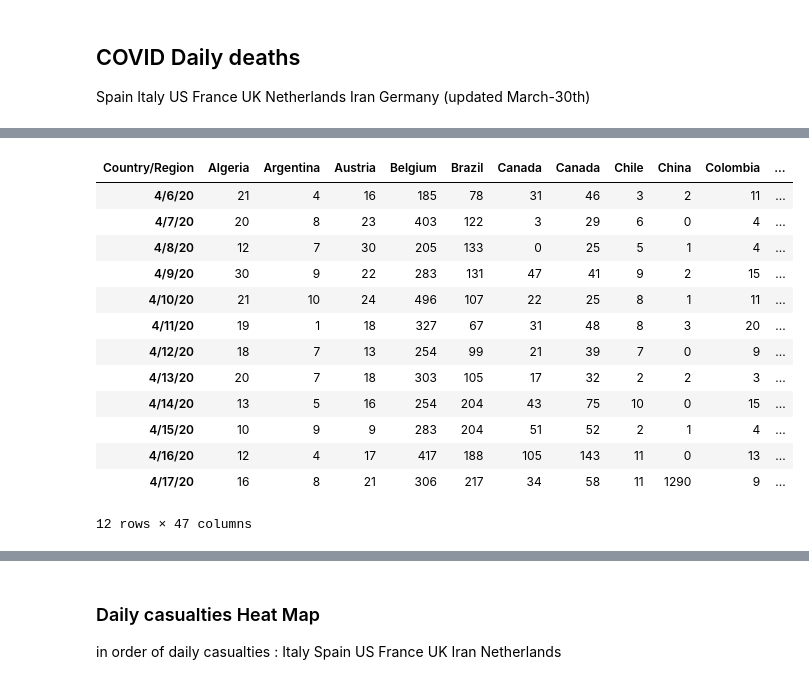
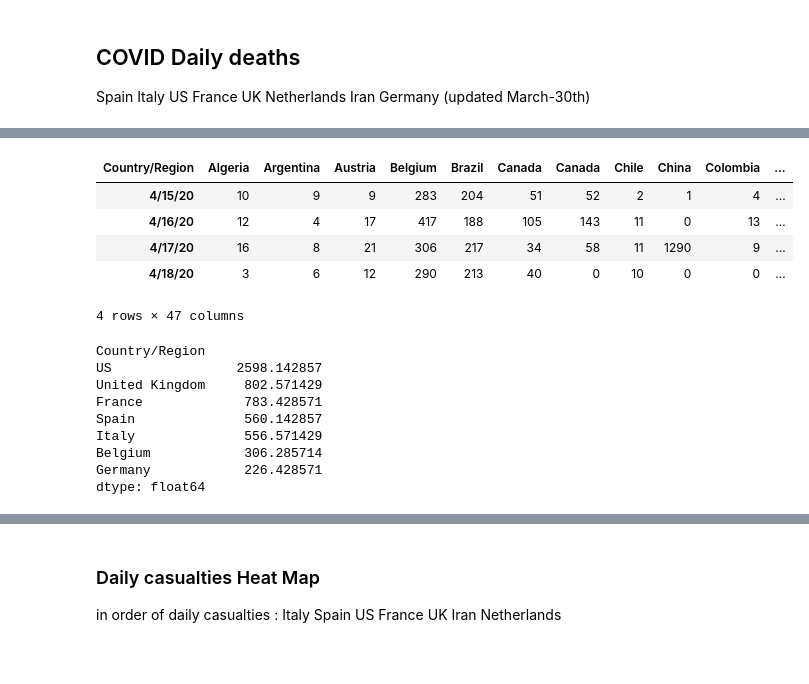
Before and after one commit to infchg/COVID-19, a Jupyter notebook: JH-calculate-daily.ipynb, the cells around one changed output, grey strips where cells are left out. Cells and saved outputs as stored; diff of their text form; code cells hidden in the pictures; blank space fills up the shorter version.

```diff
--- a/JH-calculate-daily.ipynb
+++ b/JH-calculate-daily.ipynb
@@ -139,21 +152,26 @@ data-datasets="16,36,25,28,24,33,14,31,41,38,42,44
 # %%
 dxy=df0.transpose()
-display(dxy) #pivot('Country/Region')
+display(dxy.tail(4)) #pivot('Country/Region')
 # %% [output]
 | Country/Region | Algeria | Argentina | Austria | Belgium | Brazil | Canada | Canada | Chile | China | Colombia | ... |
-| 4/6/20 | 21 | 4 | 16 | 185 | 78 | 31 | 46 | 3 | 2 | 11 | ... |
-| 4/7/20 | 20 | 8 | 23 | 403 | 122 | 3 | 29 | 6 | 0 | 4 | ... |
-| 4/8/20 | 12 | 7 | 30 | 205 | 133 | 0 | 25 | 5 | 1 | 4 | ... |
-| 4/9/20 | 30 | 9 | 22 | 283 | 131 | 47 | 41 | 9 | 2 | 15 | ... |
-| 4/10/20 | 21 | 10 | 24 | 496 | 107 | 22 | 25 | 8 | 1 | 11 | ... |
-| 4/11/20 | 19 | 1 | 18 | 327 | 67 | 31 | 48 | 8 | 3 | 20 | ... |
-| 4/12/20 | 18 | 7 | 13 | 254 | 99 | 21 | 39 | 7 | 0 | 9 | ... |
-| 4/13/20 | 20 | 7 | 18 | 303 | 105 | 17 | 32 | 2 | 2 | 3 | ... |
-| 4/14/20 | 13 | 5 | 16 | 254 | 204 | 43 | 75 | 10 | 0 | 15 | ... |
 | 4/15/20 | 10 | 9 | 9 | 283 | 204 | 51 | 52 | 2 | 1 | 4 | ... |
 | 4/16/20 | 12 | 4 | 17 | 417 | 188 | 105 | 143 | 11 | 0 | 13 | ... |
 | 4/17/20 | 16 | 8 | 21 | 306 | 217 | 34 | 58 | 11 | 1290 | 9 | ... |
+| 4/18/20 | 3 | 6 | 12 | 290 | 213 | 40 | 0 | 10 | 0 | 0 | ... |
-12 rows × 47 columns
+4 rows × 47 columns
+# %%
+#Worst 7 countries in daily deaths last week
+df9.transpose().tail(8).head(7).mean(axis=0).sort_values(ascending=False).head(7)    #1 Average for each row :
+# %% [output]
+Country/Region
+US                2598.142857
+United Kingdom     802.571429
+France             783.428571
+Spain              560.142857
+Italy              556.571429
+Belgium            306.285714
+Germany            226.428571
+dtype: float64
 # %%
 import seaborn as sns
 %matplotlib inline
```
Also changed, not shown: parts of 11 cells of this notebook.
